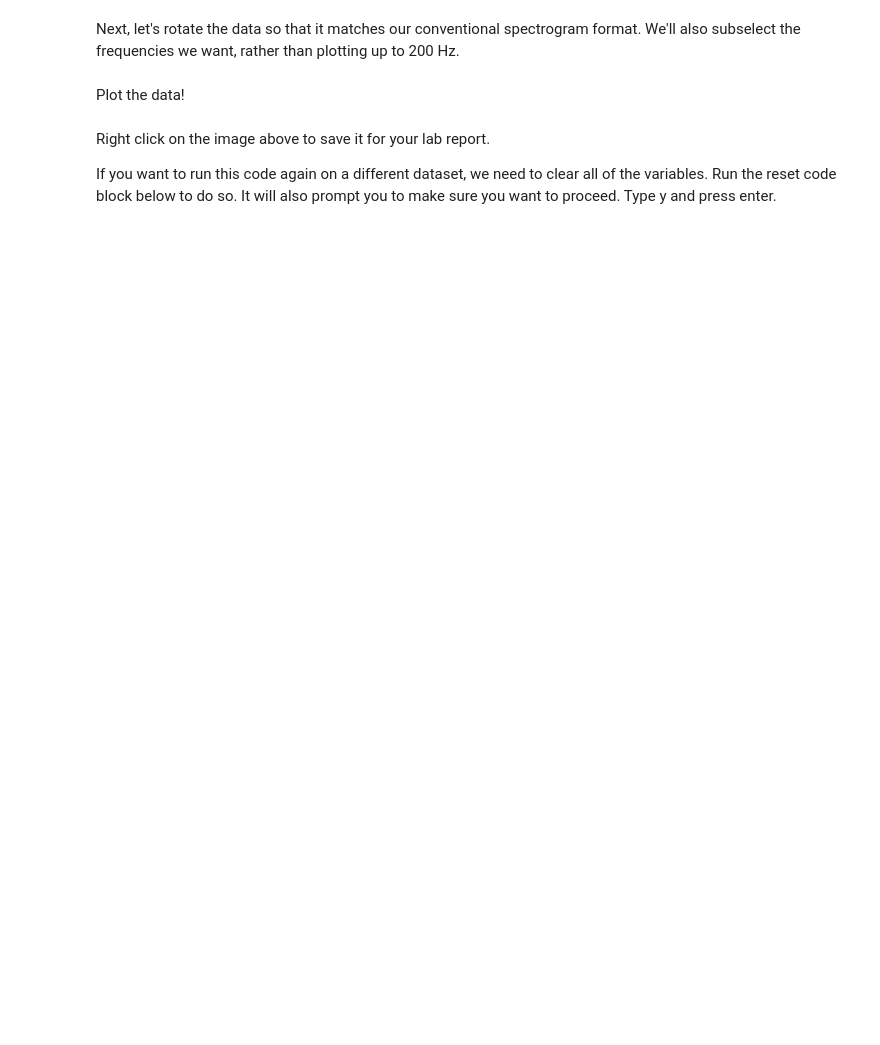
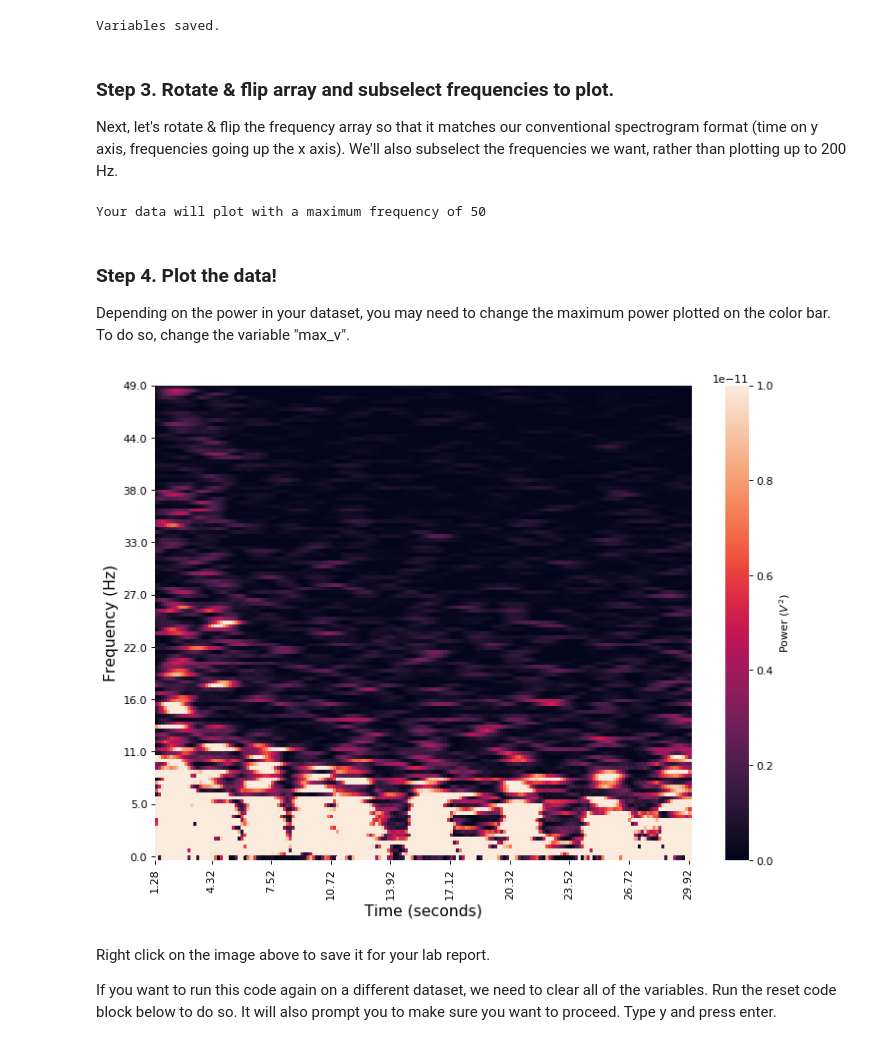
Before and after one commit to ajuavinett/BIPN145, a Jupyter notebook: plotSpectrogram.ipynb, the cells around one changed output. Saved outputs shown, nothing was run; the diff lists cells and outputs as text; code cells hidden in the pictures; blank space fills up the shorter version.

```diff
--- a/plotSpectrogram.ipynb
+++ b/plotSpectrogram.ipynb
@@ -8,11 +9,12 @@ import matplotlib.pyplot as plt
 import seaborn as sns
 import numpy as np
 
-# change your file name here
-filename = 'eeg.txt'
+# change your file directory here
+filename = '/home/ajuavine/eeg.txt'
 
 labchart_output = np.genfromtxt(filename)
 
 np.set_printoptions(precision=2)
 
+print('LabChart data imported:')
 print(labchart_output)
@@ -23,8 +35,11 @@ frequency = labchart_output[0,1:]
 time = labchart_output[1:,0]
 spectrum = labchart_output[1:,1:]
 print('Variables saved.')
+# %% [output]
+Variables saved.
 # %% [markdown]
-Next, let's rotate the data so that it matches our conventional spectrogram format. We'll also subselect the frequencies we want, rather than plotting up to 200 Hz.
+### Step 3. Rotate & flip array and subselect frequencies to plot.
+Next, let's rotate & flip the frequency array so that it matches our conventional spectrogram format (time on y axis, frequencies going up the x axis). We'll also subselect the frequencies we want, rather than plotting up to 200 Hz.
 # %%
 # set your max frequency below
 max_frequency = 50
@@ -42,31 +57,40 @@ spectrum_clean = spectrum[:,0:freq_short.shape[0]]
 # rotate the spectrum to match typical spectrogram format
 spectrum_rotated = np.rot90(spectrum_clean)
 freq_labels = np.flip(freq_short,axis=0)
+
+print('Your data will plot with a maximum frequency of '+str(max_frequency))
+# %% [output]
+Your data will plot with a maximum frequency of 50
-# %% [markdown]
-Plot the data!
+# %% [markdown]
+### Step 4. Plot the data!
+Depending on the power in your dataset, you may need to change the maximum power plotted on the color bar. To do so, change the variable "max_v".
 # %%
 num_ticks = 10
 sample_rate = 400;
 yticks = np.linspace(0, len(freq_labels) - 1, num_ticks, dtype=np.int)
 yticklabels = [freq_labels[idx] for idx in yticks]
 
 xticks = np.linspace(0, len(time) - 1, num_ticks, dtype=np.int)
 xticklabels = [time[idt] for idt in xticks]
 
 # use the line below to change the heatmap scale bar
 max_v = 1e-11
 
 # you can change figsize below to change the size of your figure
 fig=plt.figure(figsize=(11, 8), dpi= 80, facecolor='w', edgecolor='k')
 
-ax = sns.heatmap(spectrum_rotated,vmin=0,vmax=max_v,yticklabels=yticklabels,xticklabels=xticklabels,cbar_kws={'label': 'Power (V^2)'})
+ax = sns.heatmap(
+    spectrum_rotated,vmin=0,vmax=max_v,yticklabels=yticklabels,xticklabels=xticklabels,cbar_kws={
+        'label': 'Power ($V^2$)'})
 
 ax.set_yticks(yticks)
 ax.set_xticks(xticks)
 ax.set_ylabel('Frequency (Hz)',fontdict={'fontsize':14})
 ax.set_xlabel('Time (seconds)',fontdict={'fontsize':14})
 
 plt.show()
+# %% [output]
+[figure, added]
 # %% [markdown]
 Right click on the image above to save it for your lab report.
 
```
Also changed, not shown: parts of 3 cells of this notebook, 3 other files.
